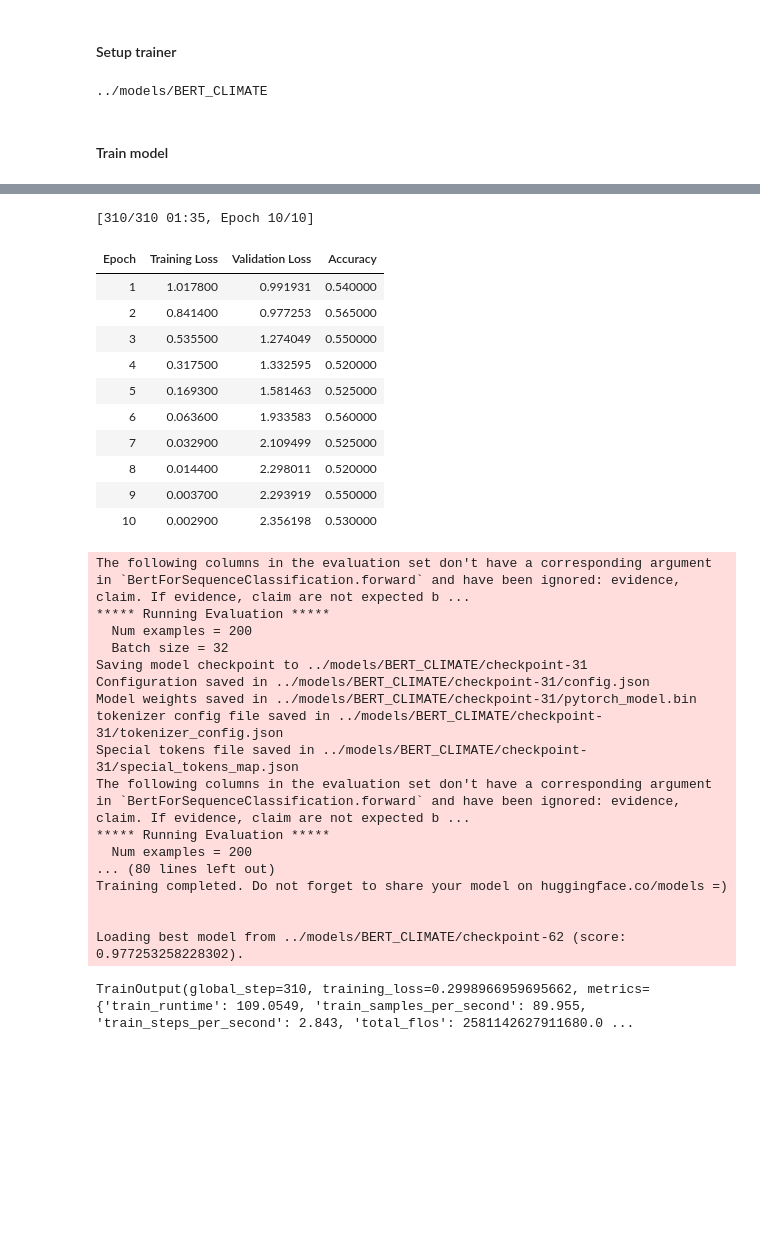
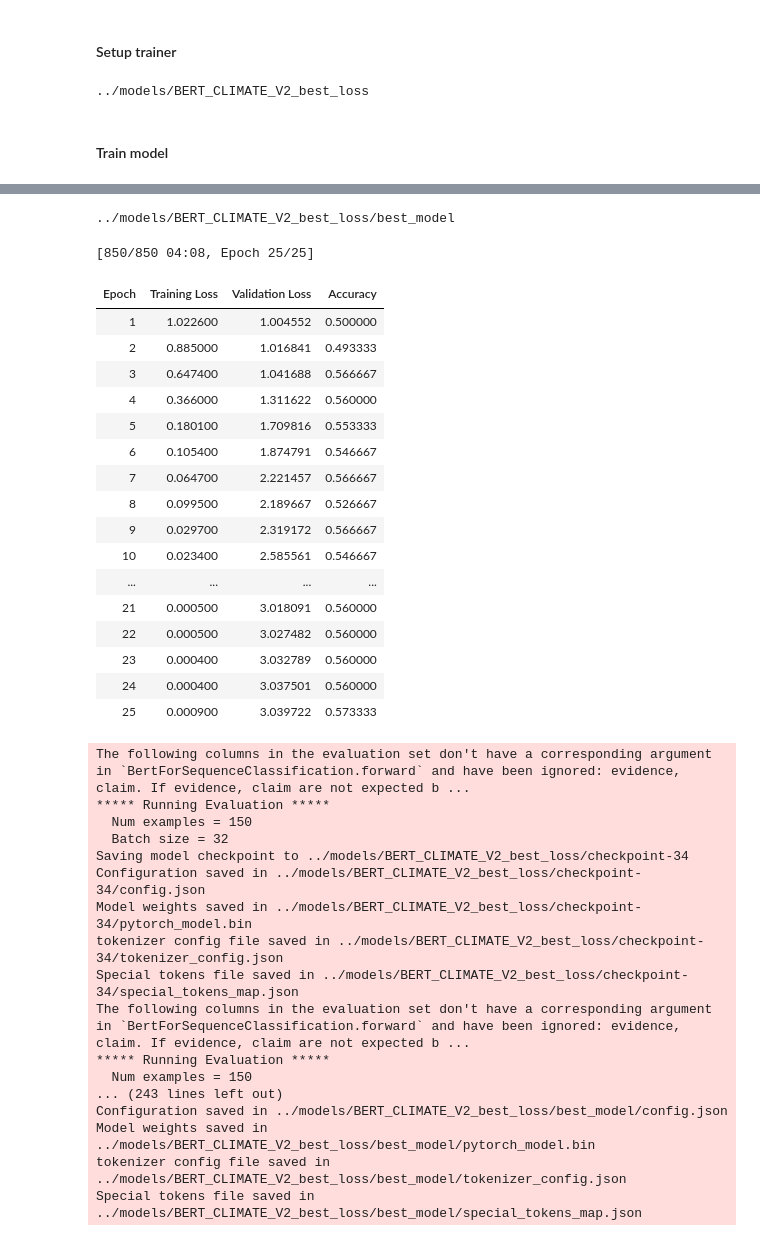
Before and after one commit to codehamusuta/7CCSMPRJ_Msc_Proj, a Jupyter notebook: Modelling (BERT) - Master.ipynb, the cells around one changed output, grey strips where cells are left out. Drawn from its saved outputs; the diff is of its cells as text; code cells hidden in the pictures; blank space fills up the shorter version.

```diff
--- a/Modelling (BERT) - Master.ipynb
+++ b/Modelling (BERT) - Master.ipynb
@@ -13,7 +13,9 @@ experiment = "3"
 model_dirs = {
     "1": "../models/BERT_FEVER",
     "2": "../models/BERT_PUBHEALTH",
-    "3": "../models/BERT_CLIMATE"
+    # "3": "../models/BERT_CLIMATE"
+    # "3": "../models/BERT_CLIMATE_V2_best_accuracy"
+    "3": "../models/BERT_CLIMATE_V2_best_loss"
 }
 # %% [markdown]
 ## Load Data
@@ -122,12 +129,12 @@ def compute_metrics(eval_pred):
     return metric.compute(predictions=predictions, references = labels)
 # %%
 batch_size = 8
-num_epochs = 10
+num_epochs = 25
 
 model_dir = model_dirs.get(experiment)
 print(model_dir)
 # %% [output]
-../models/BERT_CLIMATE
+../models/BERT_CLIMATE_V2_best_loss
 # %%
 args = TrainingArguments(
     model_dir,
@@ -138,7 +145,8 @@ args = TrainingArguments(
     per_device_eval_batch_size = batch_size,
     num_train_epochs = num_epochs,
     load_best_model_at_end = True,
-    logging_strategy = "epoch"
+    logging_strategy = "epoch",
+    save_total_limit = 2,
     # metric_for_best_model = "accuracy"
 )
 # %%
@@ -159,5 +166,9 @@ torch.cuda.empty_cache()
 # %%
+best_model_path = os.path.join(model_dir, 'best_model')
+print(best_model_path)
+
 trainer.train()
+trainer.save_model(best_model_path)
 # %% [output]
 The following columns in the training set don't have a corresponding argument in `BertForSequenceClassification.forward` and have been ignored: evidence, claim. If evidence, claim are not expected by  ...
 ***** Running training *****
@@ -170,34 +181,40 @@ The following columns in the training set don't have a corresponding argument in
   Number of trainable parameters = 109484547
 You're using a BertTokenizerFast tokenizer. Please note that with a fast tokenizer, using the `__call__` method is faster than using a method to encode the text followed by a call to the `pad` method  ...
-[310/310 01:35, Epoch 10/10]
+../models/BERT_CLIMATE_V2_best_loss/best_model
+[850/850 04:08, Epoch 25/25]
 | Epoch | Training Loss | Validation Loss | Accuracy |
-| 1 | 1.017800 | 0.991931 | 0.540000 |
-| 2 | 0.841400 | 0.977253 | 0.565000 |
-| 3 | 0.535500 | 1.274049 | 0.550000 |
-| 4 | 0.317500 | 1.332595 | 0.520000 |
-| 5 | 0.169300 | 1.581463 | 0.525000 |
-| 6 | 0.063600 | 1.933583 | 0.560000 |
-| 7 | 0.032900 | 2.109499 | 0.525000 |
-| 8 | 0.014400 | 2.298011 | 0.520000 |
-| 9 | 0.003700 | 2.293919 | 0.550000 |
-| 10 | 0.002900 | 2.356198 | 0.530000 |
+| 1 | 1.022600 | 1.004552 | 0.500000 |
+| 2 | 0.885000 | 1.016841 | 0.493333 |
+| 3 | 0.647400 | 1.041688 | 0.566667 |
+| 4 | 0.366000 | 1.311622 | 0.560000 |
+| 5 | 0.180100 | 1.709816 | 0.553333 |
+| 6 | 0.105400 | 1.874791 | 0.546667 |
+| 7 | 0.064700 | 2.221457 | 0.566667 |
+| 8 | 0.099500 | 2.189667 | 0.526667 |
+| 9 | 0.029700 | 2.319172 | 0.566667 |
+| 10 | 0.023400 | 2.585561 | 0.546667 |
+| ... | ... | ... | ... |
+| 21 | 0.000500 | 3.018091 | 0.560000 |
+| 22 | 0.000500 | 3.027482 | 0.560000 |
+| 23 | 0.000400 | 3.032789 | 0.560000 |
+| 24 | 0.000400 | 3.037501 | 0.560000 |
+| 25 | 0.000900 | 3.039722 | 0.573333 |
-The following columns in the evaluation set don't have a corresponding argument in `BertForSequenceClassification.forward` and have been ignored: evidence, claim. If evidence, claim are not expected b ...
-***** Running Evaluation *****
-  Num examples = 200
-  Batch size = 32
-Saving model checkpoint to ../models/BERT_CLIMATE/checkpoint-31
-Configuration saved in ../models/BERT_CLIMATE/checkpoint-31/config.json
-Model weights saved in ../models/BERT_CLIMATE/checkpoint-31/pytorch_model.bin
-tokenizer config file saved in ../models/BERT_CLIMATE/checkpoint-31/tokenizer_config.json
-Special tokens file saved in ../models/BERT_CLIMATE/checkpoint-31/special_tokens_map.json
-The following columns in the evaluation set don't have a corresponding argument in `BertForSequenceClassification.forward` and have been ignored: evidence, claim. If evidence, claim are not expected b ...
-***** Running Evaluation *****
-  Num examples = 200
-... (80 lines left out)
-Training completed. Do not forget to share your model on huggingface.co/models =)
-
-
-Loading best model from ../models/BERT_CLIMATE/checkpoint-62 (score: 0.977253258228302).
-TrainOutput(global_step=310, training_loss=0.2998966959695662, metrics={'train_runtime': 109.0549, 'train_samples_per_second': 89.955, 'train_steps_per_second': 2.843, 'total_flos': 2581142627911680.0 ...
+The following columns in the evaluation set don't have a corresponding argument in `BertForSequenceClassification.forward` and have been ignored: evidence, claim. If evidence, claim are not expected b ...
+***** Running Evaluation *****
+  Num examples = 150
+  Batch size = 32
+Saving model checkpoint to ../models/BERT_CLIMATE_V2_best_loss/checkpoint-34
+Configuration saved in ../models/BERT_CLIMATE_V2_best_loss/checkpoint-34/config.json
+Model weights saved in ../models/BERT_CLIMATE_V2_best_loss/checkpoint-34/pytorch_model.bin
+tokenizer config file saved in ../models/BERT_CLIMATE_V2_best_loss/checkpoint-34/tokenizer_config.json
+Special tokens file saved in ../models/BERT_CLIMATE_V2_best_loss/checkpoint-34/special_tokens_map.json
+The following columns in the evaluation set don't have a corresponding argument in `BertForSequenceClassification.forward` and have been ignored: evidence, claim. If evidence, claim are not expected b ...
+***** Running Evaluation *****
+  Num examples = 150
+... (243 lines left out)
+Configuration saved in ../models/BERT_CLIMATE_V2_best_loss/best_model/config.json
+Model weights saved in ../models/BERT_CLIMATE_V2_best_loss/best_model/pytorch_model.bin
+tokenizer config file saved in ../models/BERT_CLIMATE_V2_best_loss/best_model/tokenizer_config.json
+Special tokens file saved in ../models/BERT_CLIMATE_V2_best_loss/best_model/special_tokens_map.json
 # %%
 trainer.evaluate(encoded_ds['fever_test'])
```
Also changed, not shown: parts of 10 cells of this notebook, 7 other files.
